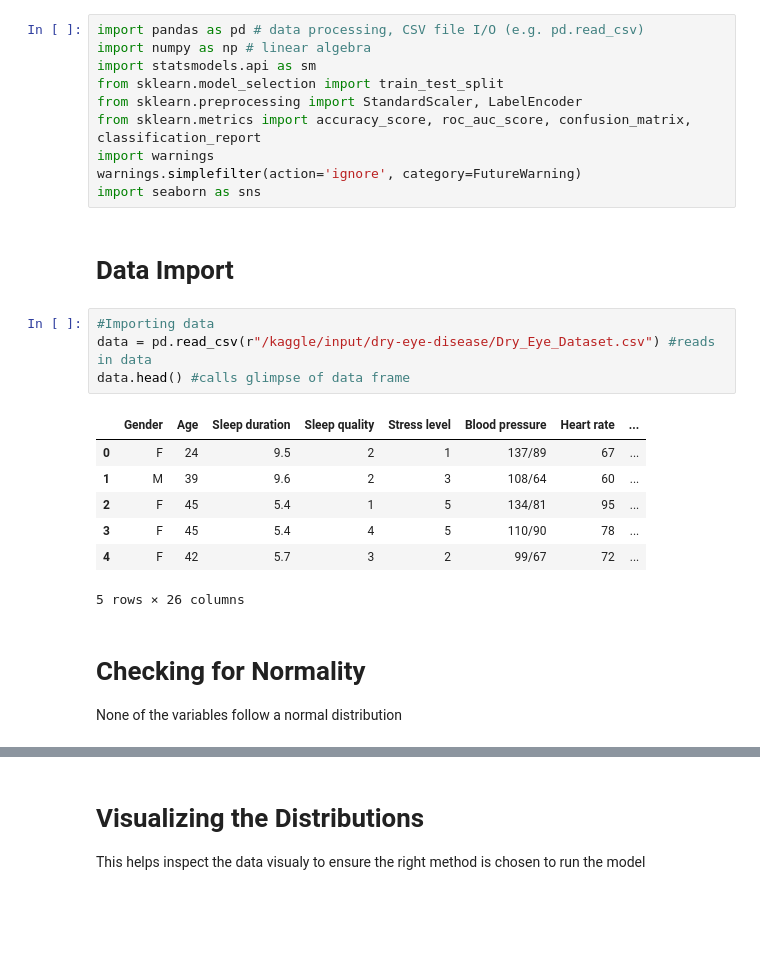
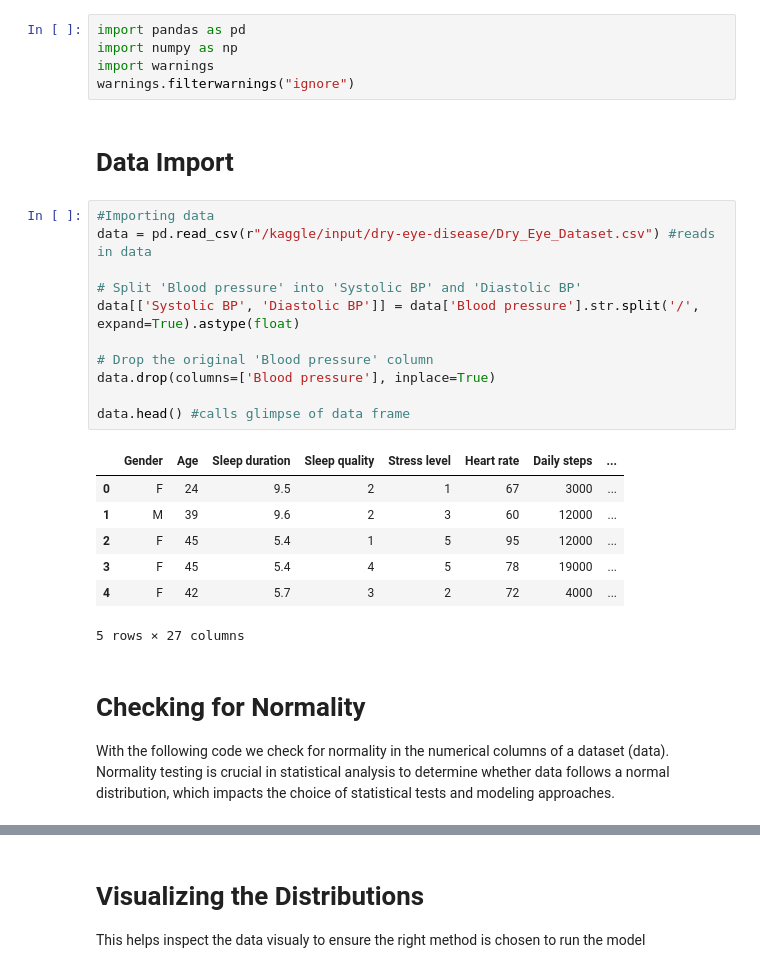
Before and after one commit to Vin-Okumu/Climate-Change-Analysis, a Jupyter notebook: dry-eye-disease-modeling.ipynb, the cells around one changed output, grey strips where cells are left out. Saved outputs shown, nothing was run; the diff lists cells and outputs as text; blank space fills up the shorter version.

```diff
--- a/dry-eye-disease-modeling.ipynb
+++ b/dry-eye-disease-modeling.ipynb
@@ -3,31 +3,33 @@
-# %%
-import pandas as pd # data processing, CSV file I/O (e.g. pd.read_csv)
-import numpy as np # linear algebra
-import statsmodels.api as sm
-from sklearn.model_selection import train_test_split
-from sklearn.preprocessing import StandardScaler, LabelEncoder
-from sklearn.metrics import accuracy_score, roc_auc_score, confusion_matrix, classification_report
-import warnings
-warnings.simplefilter(action='ignore', category=FutureWarning)
-import seaborn as sns
+# %%
+import pandas as pd
+import numpy as np
+import warnings
+warnings.filterwarnings("ignore")
 # %% [markdown]
 # Data Import
 # %%
 #Importing data
 data = pd.read_csv(r"/kaggle/input/dry-eye-disease/Dry_Eye_Dataset.csv") #reads in data
+
+# Split 'Blood pressure' into 'Systolic BP' and 'Diastolic BP'
+data[['Systolic BP', 'Diastolic BP']] = data['Blood pressure'].str.split('/', expand=True).astype(float)
+
+# Drop the original 'Blood pressure' column
+data.drop(columns=['Blood pressure'], inplace=True)
+
 data.head() #calls glimpse of data frame
 # %% [output]
-|  | Gender | Age | Sleep duration | Sleep quality | Stress level | Blood pressure | Heart rate | ... |
-| 0 | F | 24 | 9.5 | 2 | 1 | 137/89 | 67 | ... |
-| 1 | M | 39 | 9.6 | 2 | 3 | 108/64 | 60 | ... |
-| 2 | F | 45 | 5.4 | 1 | 5 | 134/81 | 95 | ... |
-| 3 | F | 45 | 5.4 | 4 | 5 | 110/90 | 78 | ... |
-| 4 | F | 42 | 5.7 | 3 | 2 | 99/67 | 72 | ... |
+|  | Gender | Age | Sleep duration | Sleep quality | Stress level | Heart rate | Daily steps | ... |
+| 0 | F | 24 | 9.5 | 2 | 1 | 67 | 3000 | ... |
+| 1 | M | 39 | 9.6 | 2 | 3 | 60 | 12000 | ... |
+| 2 | F | 45 | 5.4 | 1 | 5 | 95 | 12000 | ... |
+| 3 | F | 45 | 5.4 | 4 | 5 | 78 | 19000 | ... |
+| 4 | F | 42 | 5.7 | 3 | 2 | 72 | 4000 | ... |
-5 rows × 26 columns
+5 rows × 27 columns
-# %% [markdown]
-# Checking for Normality
-
-None of the variables follow a normal distribution
+# %% [markdown]
+# Checking for Normality
+
+With the following code we check for normality in the numerical columns of a dataset (data). Normality testing is crucial in statistical analysis to determine whether data follows a normal distribution, which impacts the choice of statistical tests and modeling approaches.
 # %%
 #Checking for normality
 
```
Also changed, not shown: parts of 38 cells of this notebook.
